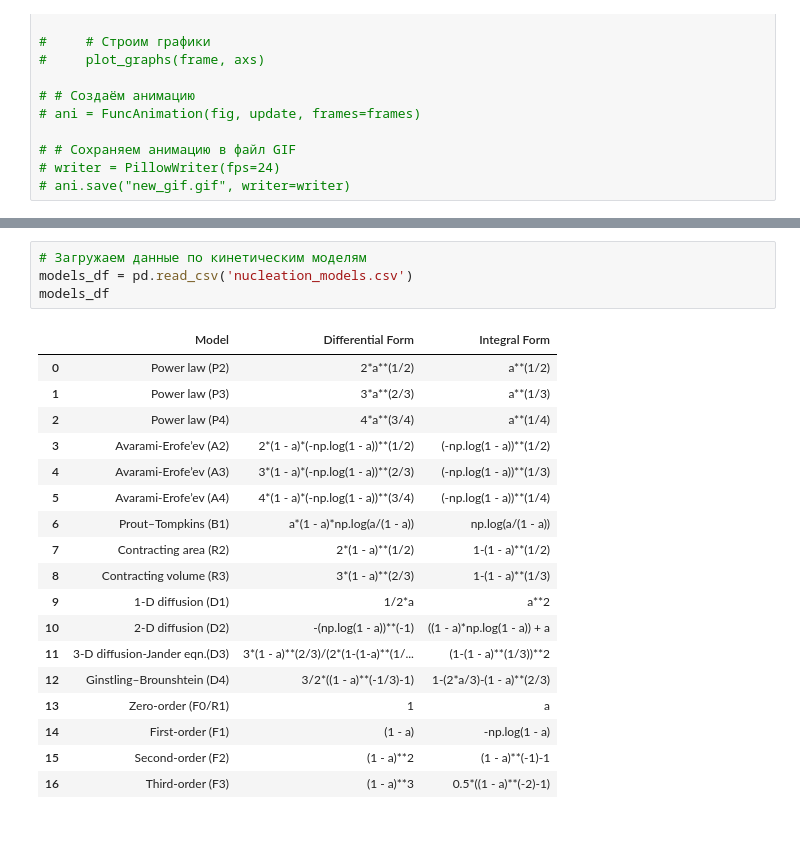
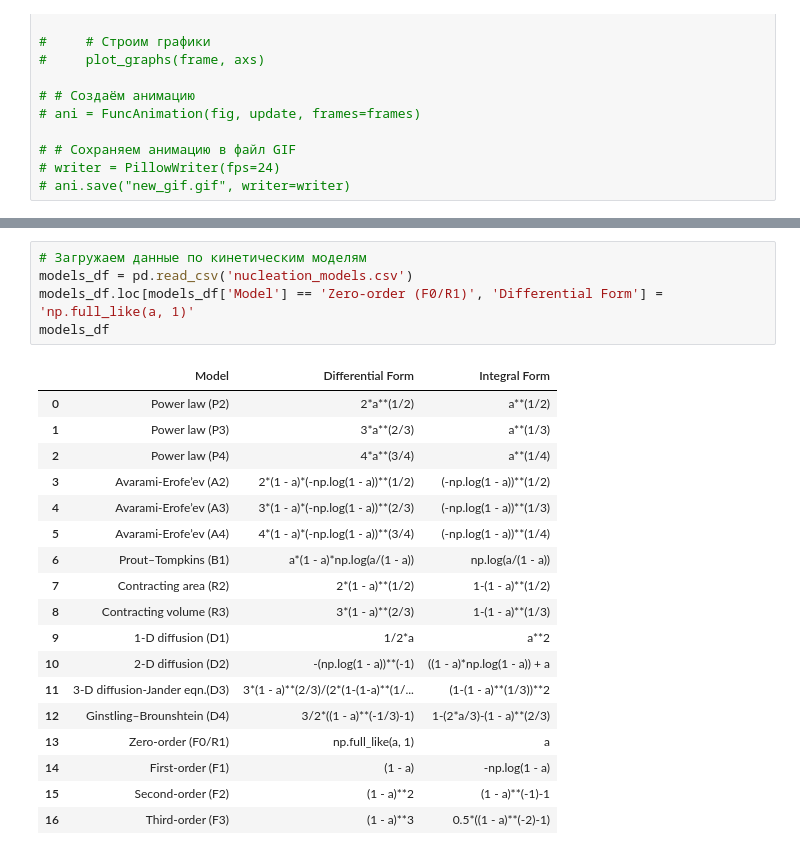
Before and after one commit to kdavjd/isoconversion_study_of_reaction_kinetics, a Jupyter notebook: isoconversion.ipynb, the cells around one changed output, grey strips where cells are left out. Drawn from its saved outputs; the diff is of its cells as text.

```diff
--- a/isoconversion.ipynb
+++ b/isoconversion.ipynb
@@ -523,23 +732,24 @@ def plot_graphs(conversion, axs, reaction='reaction_0'):
 # %%
 # Загружаем данные по кинетическим моделям
 models_df = pd.read_csv('nucleation_models.csv')
+models_df.loc[models_df['Model'] == 'Zero-order (F0/R1)', 'Differential Form'] = 'np.full_like(a, 1)'
 models_df
 # %% [output]
 |  | Model | Differential Form | Integral Form |
 | 0 | Power law (P2) | 2*a**(1/2) | a**(1/2) |
 | 1 | Power law (P3) | 3*a**(2/3) | a**(1/3) |
 | 2 | Power law (P4) | 4*a**(3/4) | a**(1/4) |
 | 3 | Avarami-Erofe’ev (A2) | 2*(1 - a)*(-np.log(1 - a))**(1/2) | (-np.log(1 - a))**(1/2) |
 | 4 | Avarami-Erofe’ev (A3) | 3*(1 - a)*(-np.log(1 - a))**(2/3) | (-np.log(1 - a))**(1/3) |
 | 5 | Avarami-Erofe’ev (A4) | 4*(1 - a)*(-np.log(1 - a))**(3/4) | (-np.log(1 - a))**(1/4) |
 | 6 | Prout–Tompkins (B1) | a*(1 - a)*np.log(a/(1 - a)) | np.log(a/(1 - a)) |
 | 7 | Contracting area (R2) | 2*(1 - a)**(1/2) | 1-(1 - a)**(1/2) |
 | 8 | Contracting volume (R3) | 3*(1 - a)**(2/3) | 1-(1 - a)**(1/3) |
 | 9 | 1-D diffusion (D1) | 1/2*a | a**2 |
 | 10 | 2-D diffusion (D2) | -(np.log(1 - a))**(-1) | ((1 - a)*np.log(1 - a)) + a |
 | 11 | 3-D diffusion-Jander eqn.(D3) | 3*(1 - a)**(2/3)/(2*(1-(1-a)**(1/... | (1-(1 - a)**(1/3))**2 |
 | 12 | Ginstling–Brounshtein (D4) | 3/2*((1 - a)**(-1/3)-1) | 1-(2*a/3)-(1 - a)**(2/3) |
-| 13 | Zero-order (F0/R1) | 1 | a |
+| 13 | Zero-order (F0/R1) | np.full_like(a, 1) | a |
 | 14 | First-order (F1) | (1 - a) | -np.log(1 - a) |
 | 15 | Second-order (F2) | (1 - a)**2 | (1 - a)**(-1)-1 |
 | 16 | Third-order (F3) | (1 - a)**3 | 0.5*((1 - a)**(-2)-1) |
```
Also changed, not shown: parts of 24 cells of this notebook, 12 other files.
